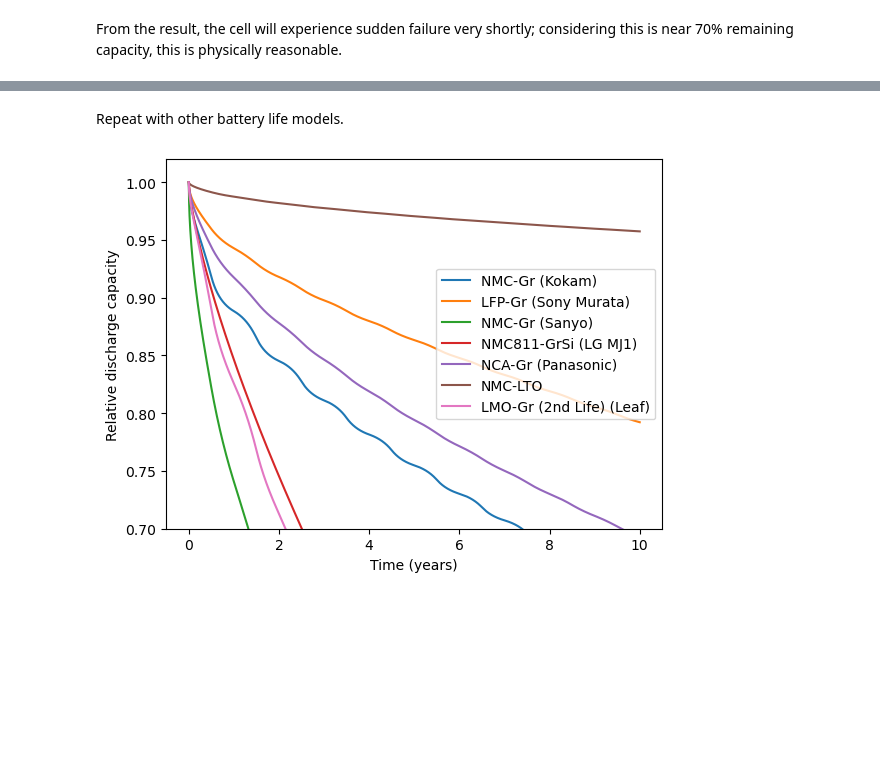
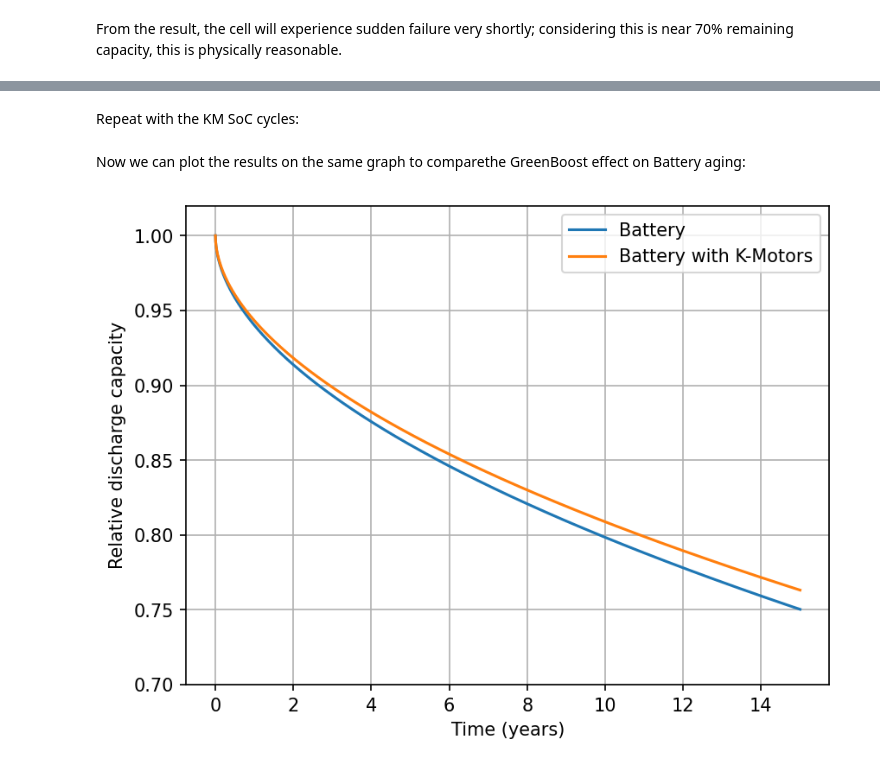
Before and after one commit to K-Motors/BLAST-Lite, a Jupyter notebook: python/SKODA.ipynb, the cells around one changed output, grey strips where cells are left out. Cells and saved outputs as stored; diff of their text form; code cells hidden in the pictures; blank space fills up the shorter version.

```diff
--- a/python/SKODA.ipynb
+++ b/python/SKODA.ipynb
@@ -170,50 +136,28 @@ plt.show()
-# %% [markdown]
-Repeat with other battery life models.
-# %%
-from lfp_gr_SonyMurata3Ah_2018 import Lfp_Gr_SonyMurata3Ah_Battery
-from nmc111_gr_Sanyo2Ah_2014 import Nmc111_Gr_Sanyo2Ah_Battery
-from nmc811_grSi_LGMJ1_4Ah_2020 import Nmc811_GrSi_LGMJ1_4Ah_Battery
-from nca_gr_Panasonic3Ah_2018 import Nca_Gr_Panasonic3Ah_Battery
-from nmc_lto_10Ah_2020 import Nmc_Lto_10Ah_Battery
-from lmo_gr_NissanLeaf66Ah_2ndLife_2020 import Lmo_Gr_NissanLeaf66Ah_2ndLife_Battery
-
-cell_nmc_kokam = Nmc111_Gr_Kokam75Ah_Battery()
-cell_lfp = Lfp_Gr_SonyMurata3Ah_Battery()
-cell_nmc_sanyo = Nmc111_Gr_Sanyo2Ah_Battery()
-cell_nmc811_grSi = Nmc811_GrSi_LGMJ1_4Ah_Battery()
-cell_nca = Nca_Gr_Panasonic3Ah_Battery()
-cell_nmc_lto = Nmc_Lto_10Ah_Battery()
-cell_lmo = Lmo_Gr_NissanLeaf66Ah_2ndLife_Battery()
-
-for day in t_days:
-    hour_start = day*24
-    hour_end = (day+1)*24 + 1
-    # NMC Kokam
-    cell_nmc_kokam.update_battery_state(t_secs=t_secs[hour_start:hour_end], soc=soc[hour_start:hour_end], T_celsius=TdegC[hour_start:hour_end])
-    # LFP
-    cell_lfp.update_battery_state(t_secs=t_secs[hour_start:hour_end], soc=soc[hour_start:hour_end], T_celsius=TdegC[hour_start:hour_end])
-    # NMC Sanyo
-    cell_nmc_sanyo.update_battery_state(t_secs=t_secs[hour_start:hour_end], soc=soc[hour_start:hour_end], T_celsius=TdegC[hour_start:hour_end])
-    # LG MJ1 NMC811 GrSi
-    cell_nmc811_grSi.update_battery_state(t_secs=t_secs[hour_start:hour_end], soc=soc[hour_start:hour_end], T_celsius=TdegC[hour_start:hour_end])
-    # NCA Panasonic
-    cell_nca.update_battery_state(t_secs=t_secs[hour_start:hour_end], soc=soc[hour_start:hour_end], T_celsius=TdegC[hour_start:hour_end])
-    # NMC LTO
-    cell_nmc_lto.update_battery_state(t_secs=t_secs[hour_start:hour_end], soc=soc[hour_start:hour_end], T_celsius=TdegC[hour_start:hour_end])
-    # LMO Nissan Leaf
-    cell_lmo.update_battery_state(t_secs=t_secs[hour_start:hour_end], soc=soc[hour_start:hour_end], T_celsius=TdegC[hour_start:hour_end])
-
-plt.plot(cell_nmc_kokam.stressors['t_days']/365, cell_nmc_kokam.outputs['q'])
-plt.plot(cell_lfp.stressors['t_days']/365, cell_lfp.outputs['q'])
-plt.plot(cell_nmc_sanyo.stressors['t_days']/365, cell_nmc_sanyo.outputs['q'])
-plt.plot(cell_nmc811_grSi.stressors['t_days']/365, cell_nmc811_grSi.outputs['q'])
-plt.plot(cell_nca.stressors['t_days']/365, cell_nca.outputs['q'])
-plt.plot(cell_nmc_lto.stressors['t_days']/365, cell_nmc_lto.outputs['q'])
-plt.plot(cell_lmo.stressors['t_days']/365, cell_lmo.outputs['q'])
-plt.xlabel('Time (years)')
-plt.ylabel('Relative discharge capacity')
-plt.legend(['NMC-Gr (Kokam)','LFP-Gr (Sony Murata)', 'NMC-Gr (Sanyo)', 'NMC811-GrSi (LG MJ1)', 'NCA-Gr (Panasonic)', 'NMC-LTO', 'LMO-Gr (2nd Life) (Leaf)'])
-plt.ylim((0.7, 1.02))
-plt.show()
-# %% [output]
-[figure, removed]
+# %% [markdown]
+Repeat with the KM SoC cycles:
+# %%
+cell_km = Nmc_Lto_10Ah_Battery()
+
+cycle = pd.read_csv('Cycle/KBat_SOC_SKODA.csv')
+soc_km = cycle.soc
+soc_km = np.delete(soc_km, -1)
+soc_km = np.tile(soc_km,days)
+
+for day in t_days:
+    sec_start = day*24*3600
+    sec_end = (day+1)*24*3600 + 1
+    cell_km.update_battery_state(t_secs=t_secs[sec_start:sec_end], soc=soc_km[sec_start:sec_end], T_celsius=TdegC[sec_start:sec_end])
+# %% [markdown]
+Now we can plot the results on the same graph to comparethe GreenBoost effect on Battery aging:
+# %%
+plt.figure(dpi=150) # Plot Quality
+plt.plot(cell.stressors['t_days']/365, cell.outputs['q'])
+plt.plot(cell_km.stressors['t_days']/365, cell_km.outputs['q'])
+plt.xlabel('Time (years)')
+plt.ylabel('Relative discharge capacity')
+plt.legend(['Battery','Battery with K-Motors'])
+plt.ylim((0.7, 1.02))
+plt.grid()
+plt.show()
+# %% [output]
+[figure, added]
```
Also changed, not shown: parts of 16 cells of this notebook.
